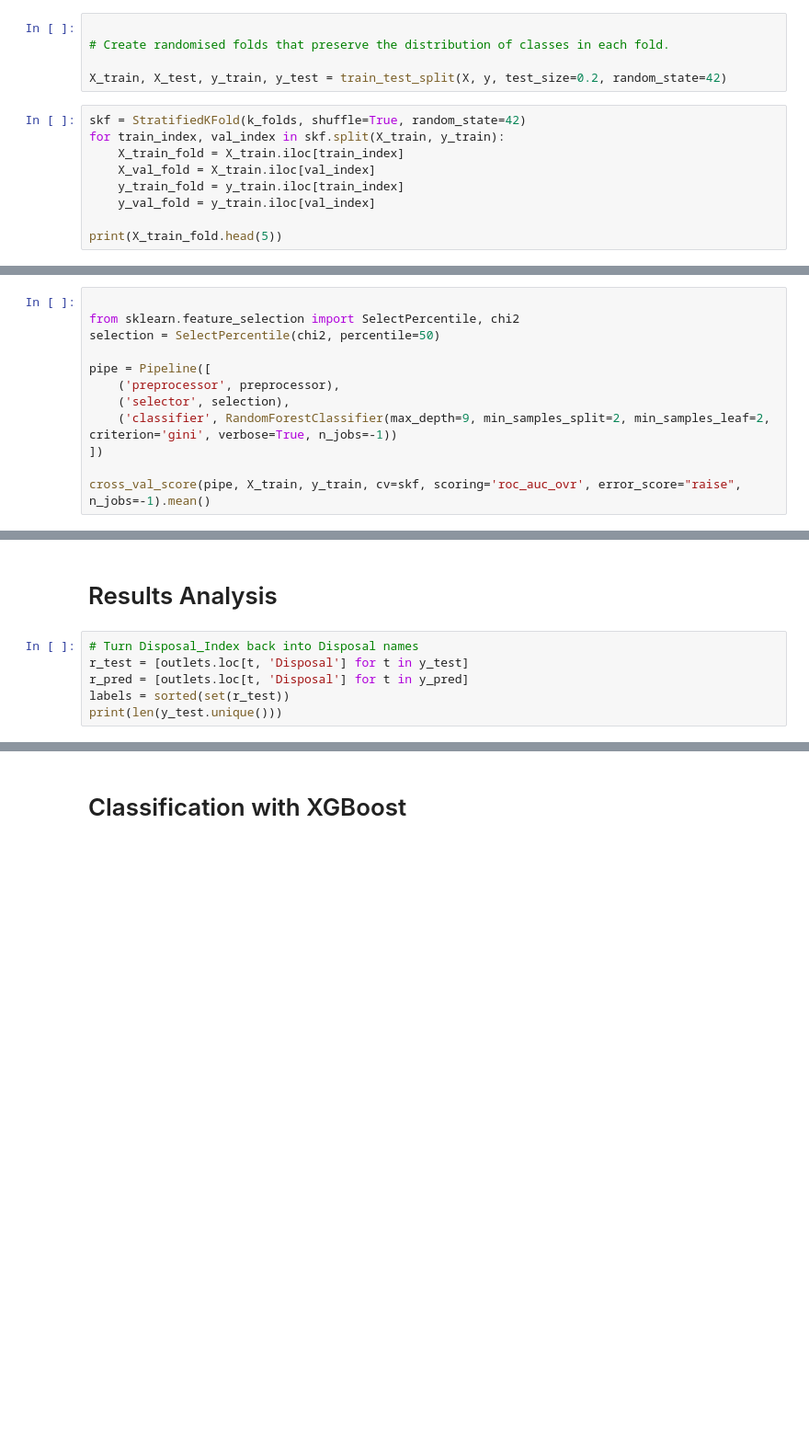
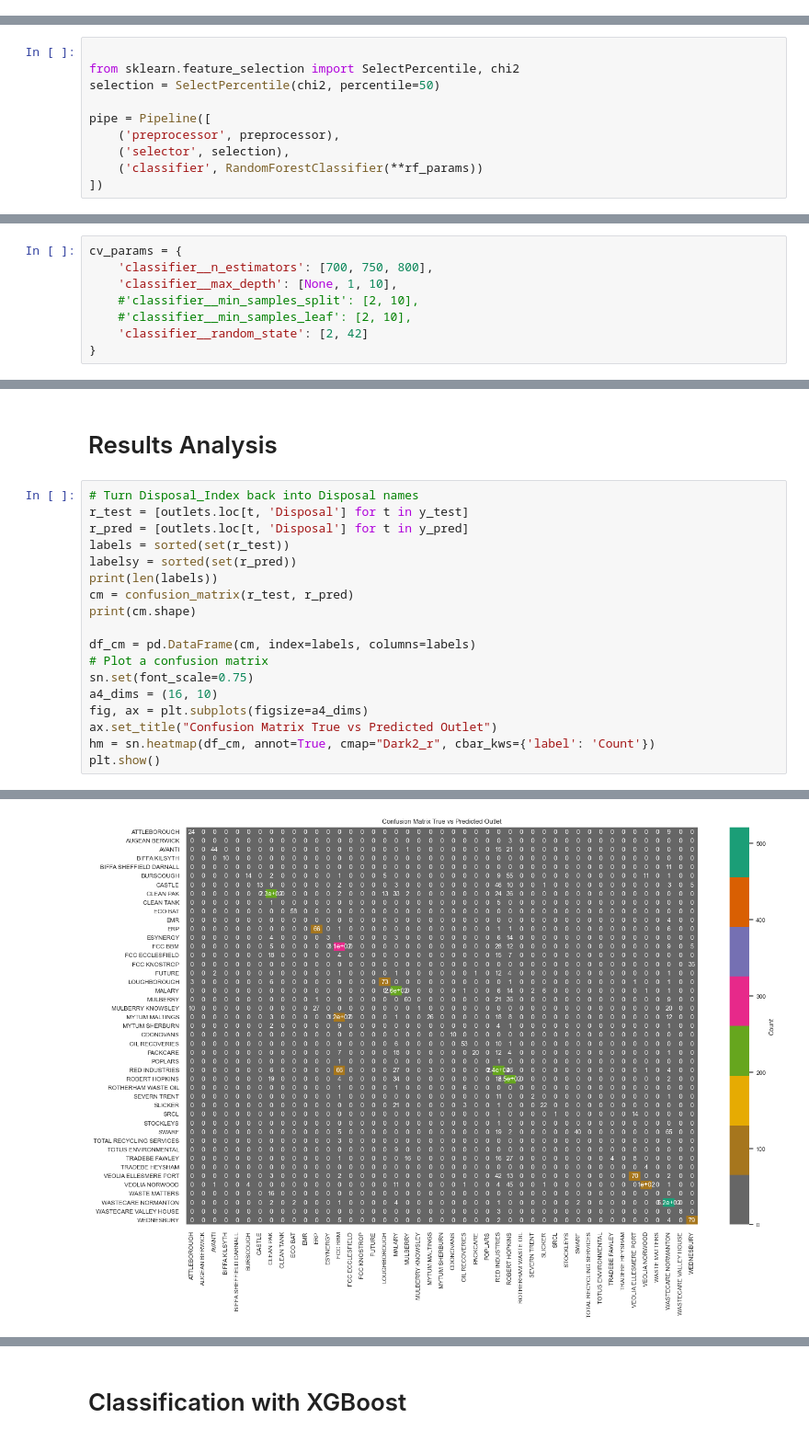
Before and after one commit to gertLush/DisposalPrediction, a Jupyter notebook: Disposal_Prediction1.ipynb, the cells around one changed output, grey strips where cells are left out. Shown at 92% size. Saved outputs shown, nothing was run; the diff lists cells and outputs as text; blank space fills up the shorter version.

```diff
--- a/Disposal_Prediction1.ipynb
+++ b/Disposal_Prediction1.ipynb
@@ -1233,14 +960,0 @@ IndexTransformer: Finished Disposal Shape: (21042, 42)
-# %%
-
-# Create randomised folds that preserve the distribution of classes in each fold.
-
-X_train, X_test, y_train, y_test = train_test_split(X, y, test_size=0.2, random_state=42)
-# %%
-skf = StratifiedKFold(k_folds, shuffle=True, random_state=42)
-for train_index, val_index in skf.split(X_train, y_train):
-    X_train_fold = X_train.iloc[train_index]
-    X_val_fold = X_train.iloc[val_index]
-    y_train_fold = y_train.iloc[train_index]
-    y_val_fold = y_train.iloc[val_index]
-
-print(X_train_fold.head(5))
@@ -1317,7 +1127,5 @@ selection = SelectPercentile(chi2, percentile=50)
 pipe = Pipeline([
     ('preprocessor', preprocessor),
     ('selector', selection),
-    ('classifier', RandomForestClassifier(max_depth=9, min_samples_split=2, min_samples_leaf=2, criterion='gini', verbose=True, n_jobs=-1))
+    ('classifier', RandomForestClassifier(**rf_params))
 ])
-
-cross_val_score(pipe, X_train, y_train, cv=skf, scoring='roc_auc_ovr', error_score="raise", n_jobs=-1).mean()
@@ -1357,2 +1137,10 @@ cv_params = {
+# %%
+cv_params = {
+    'classifier__n_estimators': [700, 750, 800],
+    'classifier__max_depth': [None, 1, 10],
+    #'classifier__min_samples_split': [2, 10],
+    #'classifier__min_samples_leaf': [2, 10],
+    'classifier__random_state': [2, 42]
+}
 # %%
 from sklearn.model_selection import RandomizedSearchCV
@@ -1448,4 +1236,17 @@ print("Test Accuracy:", test_accuracy)
 r_test = [outlets.loc[t, 'Disposal'] for t in y_test]
 r_pred = [outlets.loc[t, 'Disposal'] for t in y_pred]
 labels = sorted(set(r_test))
-print(len(y_test.unique()))
+labelsy = sorted(set(r_pred))
+print(len(labels))
+cm = confusion_matrix(r_test, r_pred)
+print(cm.shape)
+
+df_cm = pd.DataFrame(cm, index=labels, columns=labels)
+# Plot a confusion matrix
+sn.set(font_scale=0.75)
+a4_dims = (16, 10)
+fig, ax = plt.subplots(figsize=a4_dims)
+ax.set_title("Confusion Matrix True vs Predicted Outlet")
+hm = sn.heatmap(df_cm, annot=True, cmap="Dark2_r", cbar_kws={'label': 'Count'})
+plt.show()
+# %% [output]
@@ -1451,0 +1255 @@ print(len(y_test.unique()))
+[figure, added]
```
Also changed, not shown: parts of 69 cells of this notebook, 1 other file.
